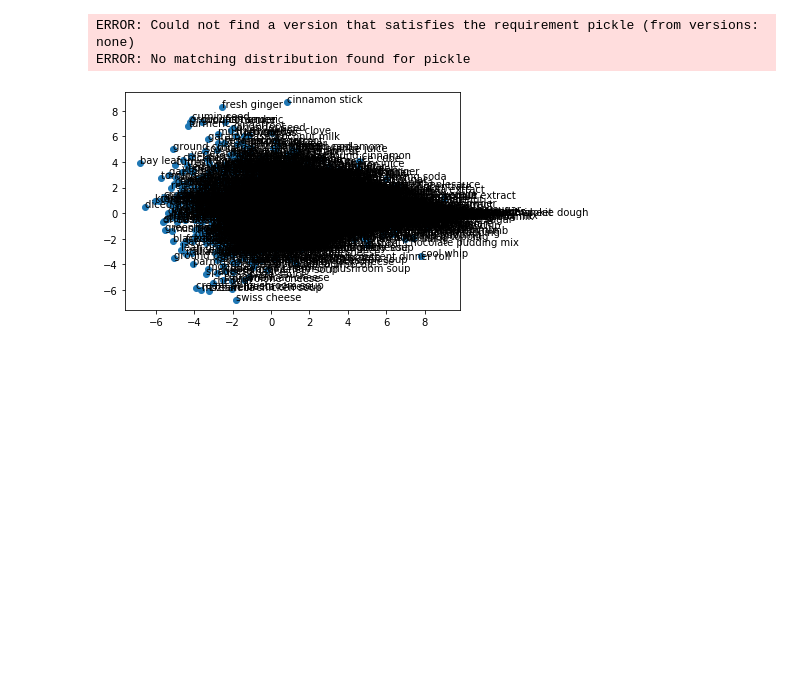
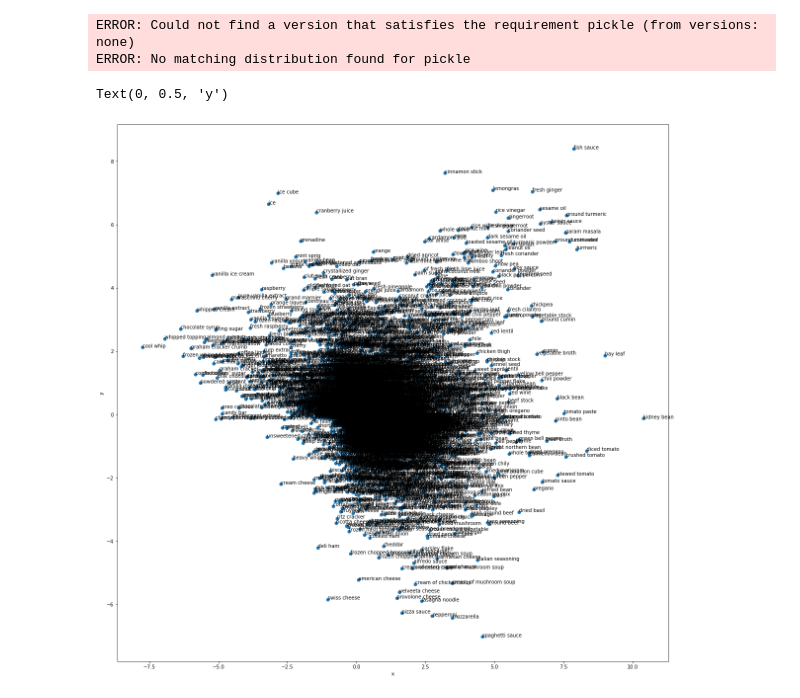
Before and after one commit to TimothyNguyen/RecipeForNLP, a Jupyter notebook: gensim_food2vec.ipynb, the cells around one changed output. Saved outputs shown, nothing was run; the diff lists cells and outputs as text; code cells hidden in the pictures; blank space fills up the shorter version.

```diff
--- a/gensim_food2vec.ipynb
+++ b/gensim_food2vec.ipynb
@@ -9,19 +9,23 @@ data = pickle.load(open("recipe_ingredient_bows.pkl", "rb"))
 # %%
 from gensim.models import Word2Vec
 # %%
-model = Word2Vec(data, size=100, window=5, min_count=1, workers=4)
+model = Word2Vec(data, size=5, window=1000 * len(data), min_count=1, workers=4)
 word_vectors = model.wv
 X = model[model.wv.vocab]
 # %%
 from gensim.models import Word2Vec
 from sklearn.decomposition import PCA
 from matplotlib import pyplot
+pyplot.figure(figsize=(20,20))
+
 pca = PCA(n_components=2)
 result = pca.fit_transform(X)
 pyplot.scatter(result[:, 0], result[:, 1])
 words = list(model.wv.vocab)
 for i, word in enumerate(words):
     pyplot.annotate(word, xy=(result[i, 0], result[i, 1]))
-pyplot.show()
+pyplot.xlabel('x')
+pyplot.ylabel('y')
 # %% [output]
+Text(0, 0.5, 'y')
-[figure, old version]
+[figure, new version]
```
Also changed, not shown: parts of 5 cells of this notebook, 2 other files.
